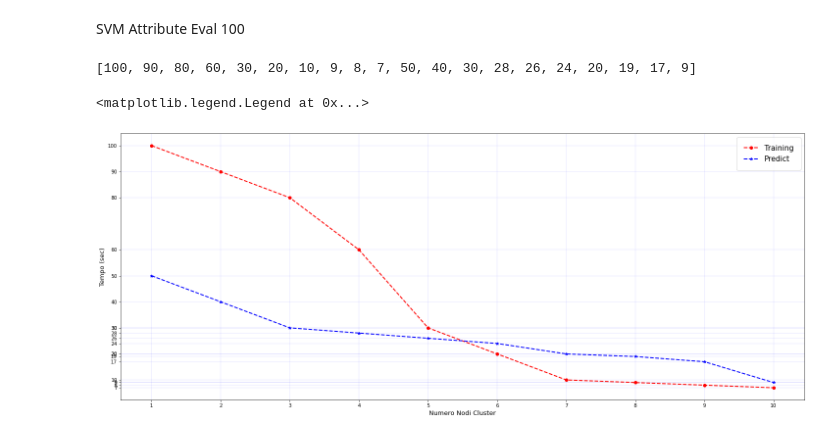
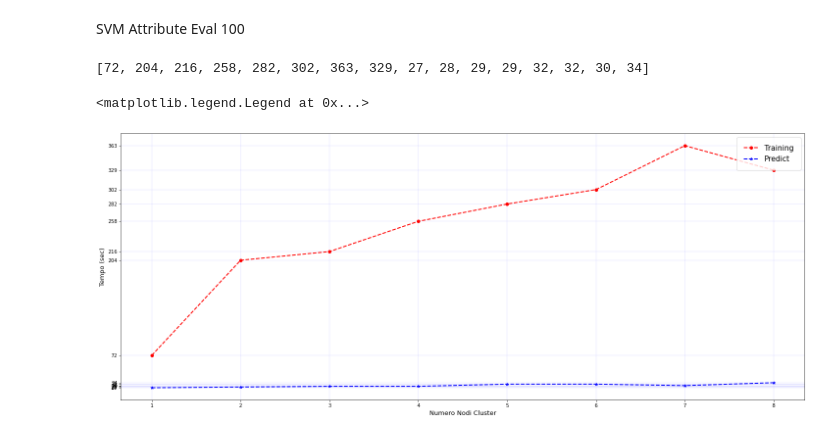
Before and after one commit to atzoriandrea/spark_tensorflow, a Jupyter notebook: Spark_Tensorflow_distributed_Plot.ipynb, the cells around one changed output. Cells and saved outputs as stored; diff of their text form; code cells hidden in the pictures.

```diff
--- a/Spark_Tensorflow_distributed_Plot.ipynb
+++ b/Spark_Tensorflow_distributed_Plot.ipynb
@@ -8,23 +8,23 @@ import numpy as np
 
 SVM Attribute Eval 100
 # %%
-Num_nodi_cluster = [1,2,3,4,5,6,7,8,9,10]
-Tempo_training = [100,90,80,60,30,20,10,9,8,7]
-Tempo_predict = [50,40,30,28,26,24,20,19,17,9]
+Num_nodi_cluster = [1,2,3,4,5,6,7,8]
+Tempo_training = [72,204,216,258,282,302,363,329]
+Tempo_predict = [27,28,29,29,32,32,30,34]
 
 Tempo = Tempo_training + Tempo_predict
 print(Tempo)
 
 plt.figure(figsize=(25,10))
 plt.plot(Num_nodi_cluster, Tempo_training, marker='o', linestyle='dashed', linewidth=2, markersize=6, color="red", label='Training')
 plt.plot(Num_nodi_cluster, Tempo_predict, marker='*', linestyle='dashed', linewidth=2, markersize=6, color="blue", label='Predict')
 plt.grid(color='b', linestyle='-', linewidth=0.1)
 plt.xticks(Num_nodi_cluster, rotation=0)
 plt.yticks(Tempo, rotation=0)
 plt.ylabel("Tempo (sec)", fontsize=13)
 plt.xlabel("Numero Nodi Cluster", fontsize=13)
 plt.legend(fancybox=True, borderpad=1, loc="upper right", prop={'size': 15})
 # %% [output]
-[100, 90, 80, 60, 30, 20, 10, 9, 8, 7, 50, 40, 30, 28, 26, 24, 20, 19, 17, 9]
+[72, 204, 216, 258, 282, 302, 363, 329, 27, 28, 29, 29, 32, 32, 30, 34]
 <matplotlib.legend.Legend at 0x...>
-[figure, old version]
+[figure, new version]
```
Also changed, not shown: parts of 1 cell of this notebook, 3 other files.
